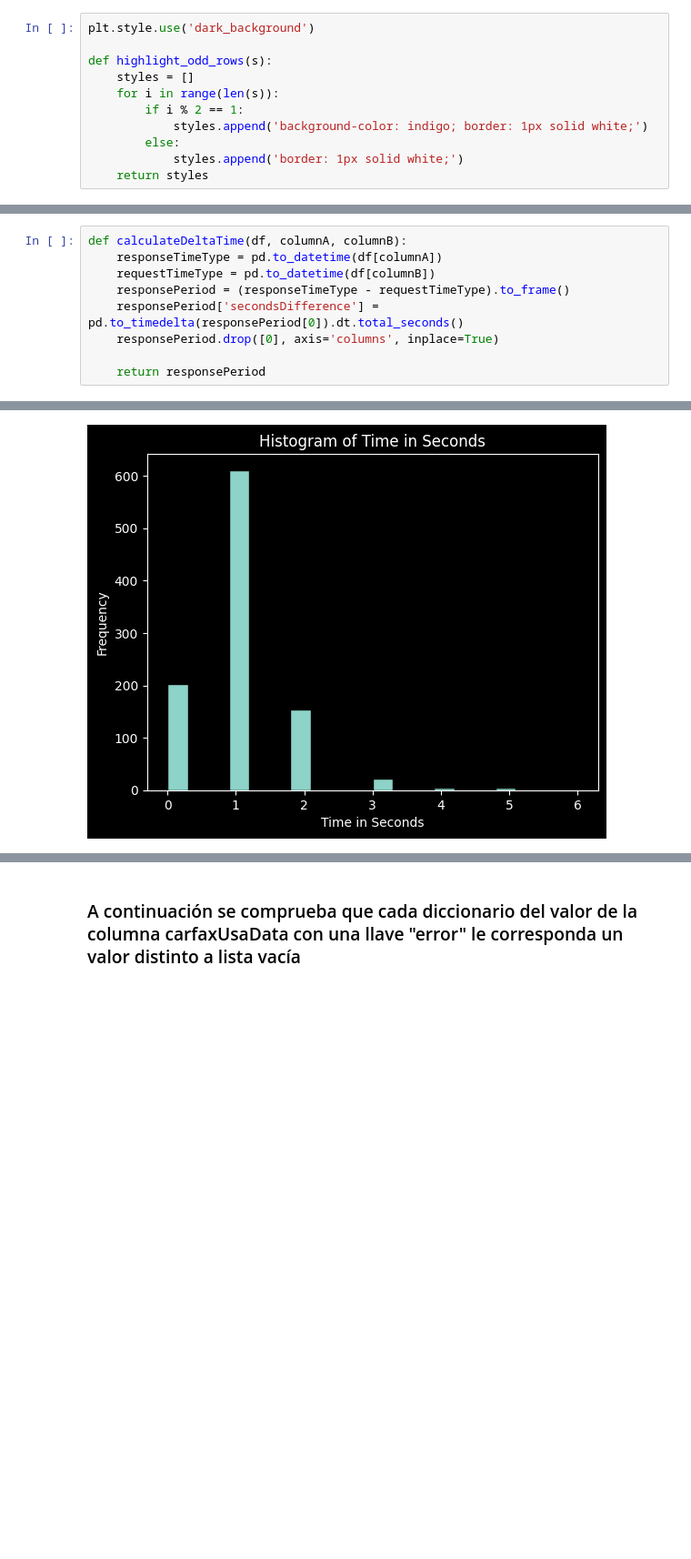
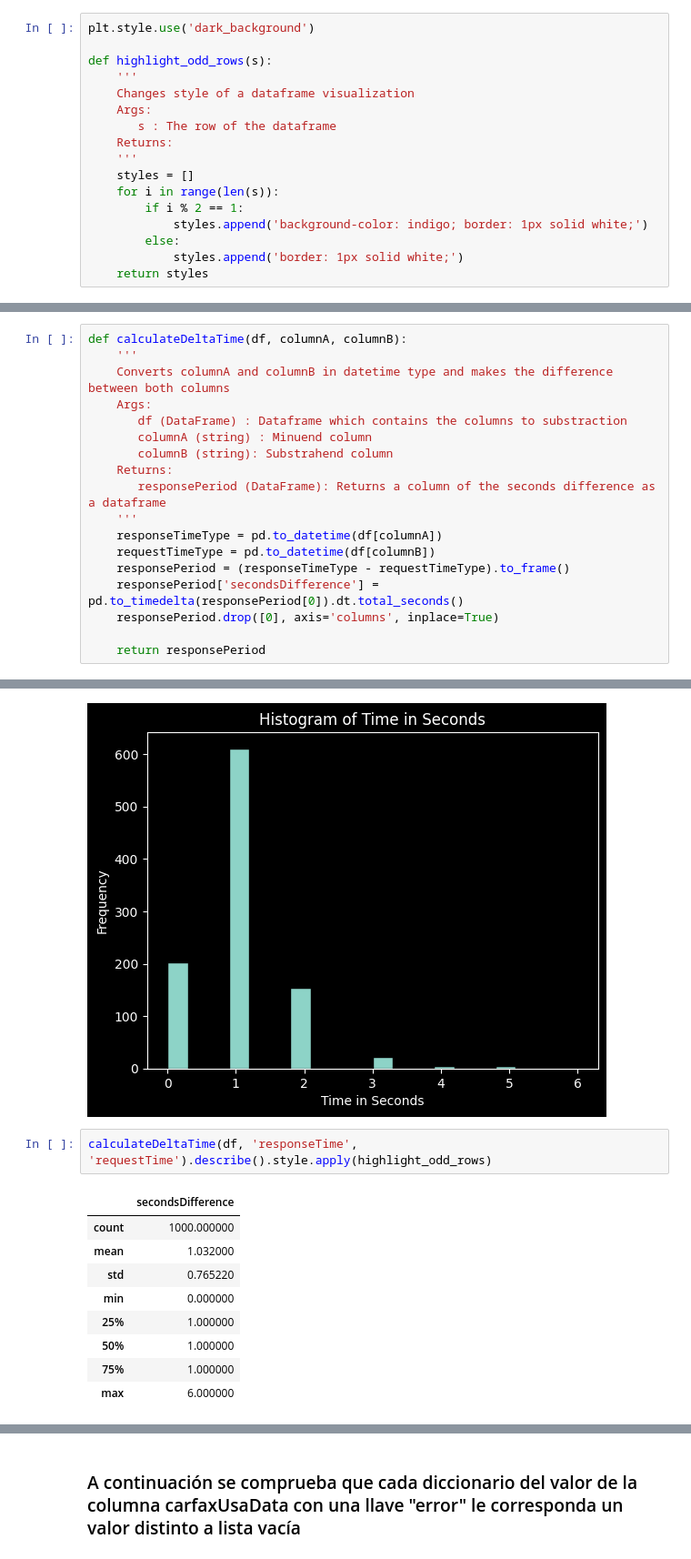
Before and after one commit to BranCF/microservices_consults, a Jupyter notebook: script1.ipynb, the cells around one changed output, grey strips where cells are left out. Shown at 91% size. Drawn from its saved outputs; the diff is of its cells as text; blank space fills up the shorter version.

Commit message:
Feat: Documentation and creation of script for individual time analysis

```diff
--- a/script1.ipynb
+++ b/script1.ipynb
@@ -7,6 +7,12 @@ import json
 plt.style.use('dark_background')
 
 def highlight_odd_rows(s):
+    '''
+    Changes style of a dataframe visualization
+    Args:
+       s : The row of the dataframe
+    Returns:
+    '''
     styles = []
     for i in range(len(s)):
         if i % 2 == 1:
@@ -143,6 +172,15 @@ countAlertCodes(df, 'alertas')
 <h3>Ahora calculo el tiempo en que se tarda cada petición en generar una respuesta</h3>
 # %%
 def calculateDeltaTime(df, columnA, columnB):
+    '''
+    Converts columnA and columnB in datetime type and makes the difference between both columns
+    Args:
+       df (DataFrame) : Dataframe which contains the columns to substraction
+       columnA (string) : Minuend column
+       columnB (string): Substrahend column
+    Returns:
+       responsePeriod (DataFrame): Returns a column of the seconds difference as a dataframe
+    '''
     responseTimeType = pd.to_datetime(df[columnA])
     requestTimeType = pd.to_datetime(df[columnB])
     responsePeriod = (responseTimeType - requestTimeType).to_frame()
@@ -160,3 +198,15 @@ plt.title('Histogram of Time in Seconds')
 plt.show()
 # %% [output]
 [figure]
+# %%
+calculateDeltaTime(df, 'responseTime', 'requestTime').describe().style.apply(highlight_odd_rows)
+# %% [output]
+|  | secondsDifference |
+| count | 1000.000000 |
+| mean | 1.032000 |
+| std | 0.765220 |
+| min | 0.000000 |
+| 25% | 1.000000 |
+| 50% | 1.000000 |
+| 75% | 1.000000 |
+| max | 6.000000 |
```
Also changed, not shown: parts of 17 cells of this notebook, 2 other files.
